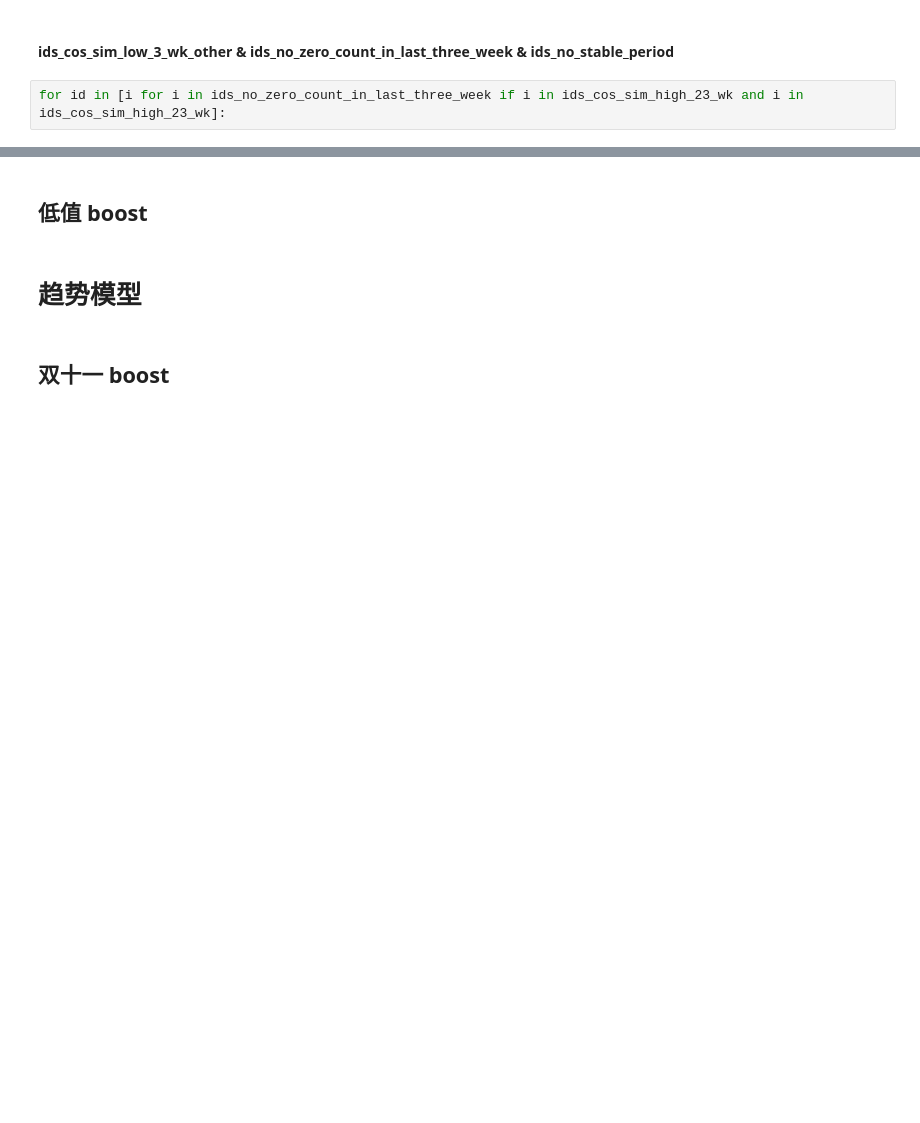
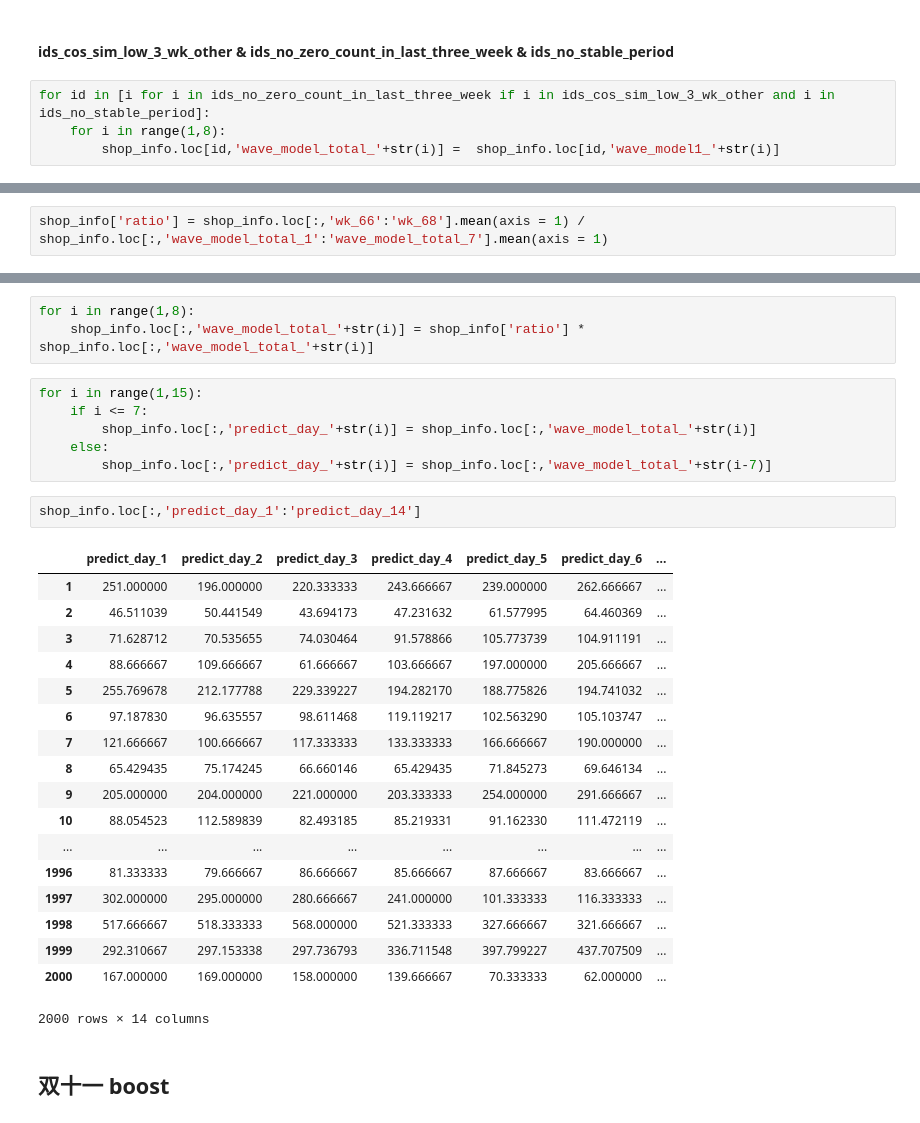
Before and after one commit to wakemeup-xyz/TianChi_IJCAI-17_sales_prediction_code, a Jupyter notebook: Prediction.ipynb, the cells around one changed output, grey strips where cells are left out. Cells and saved outputs as stored; diff of their text form; blank space fills up the shorter version.

```diff
--- a/Prediction.ipynb
+++ b/Prediction.ipynb
@@ -576,4 +581,6 @@ for id in [i for i in ids_no_zero_count_in_last_three_week if i in ids_cos_sim_h
 # %% [markdown]
 #### ids_cos_sim_low_3_wk_other & ids_no_zero_count_in_last_three_week  & ids_no_stable_period
 # %%
-for id in [i for i in ids_no_zero_count_in_last_three_week if i in ids_cos_sim_high_23_wk and i in ids_cos_sim_high_23_wk]:
+for id in [i for i in ids_no_zero_count_in_last_three_week if i in ids_cos_sim_low_3_wk_other and i in ids_no_stable_period]:
+    for i in range(1,8):
+        shop_info.loc[id,'wave_model_total_'+str(i)] =  shop_info.loc[id,'wave_model1_'+str(i)]
@@ -580,3 +618,5 @@ for id in [i for i in ids_no_zero_count_in_last_three_week if i in ids_cos_sim_h
+# %%
+shop_info['ratio'] = shop_info.loc[:,'wk_66':'wk_68'].mean(axis = 1) / shop_info.loc[:,'wave_model_total_1':'wave_model_total_7'].mean(axis = 1)
 # %%
 shop_info['wave_model_total_1']
 # %% [output]
@@ -598,9 +638,35 @@ shop_info['wave_model_total_1']
 2000    167.000000
 Name: wave_model_total_1, dtype: float64
-# %% [markdown]
-## 低值 boost
-# %% [markdown]
-# 趋势模型
+# %%
+for i in range(1,8):
+    shop_info.loc[:,'wave_model_total_'+str(i)] = shop_info['ratio'] * shop_info.loc[:,'wave_model_total_'+str(i)]
+# %%
+for i in range(1,15):
+    if i <= 7:
+        shop_info.loc[:,'predict_day_'+str(i)] = shop_info.loc[:,'wave_model_total_'+str(i)]
+    else:
+        shop_info.loc[:,'predict_day_'+str(i)] = shop_info.loc[:,'wave_model_total_'+str(i-7)]
+# %%
+shop_info.loc[:,'predict_day_1':'predict_day_14']
+# %% [output]
+|  | predict_day_1 | predict_day_2 | predict_day_3 | predict_day_4 | predict_day_5 | predict_day_6 | ... |
+| 1 | 251.000000 | 196.000000 | 220.333333 | 243.666667 | 239.000000 | 262.666667 | ... |
+| 2 | 46.511039 | 50.441549 | 43.694173 | 47.231632 | 61.577995 | 64.460369 | ... |
+| 3 | 71.628712 | 70.535655 | 74.030464 | 91.578866 | 105.773739 | 104.911191 | ... |
+| 4 | 88.666667 | 109.666667 | 61.666667 | 103.666667 | 197.000000 | 205.666667 | ... |
+| 5 | 255.769678 | 212.177788 | 229.339227 | 194.282170 | 188.775826 | 194.741032 | ... |
+| 6 | 97.187830 | 96.635557 | 98.611468 | 119.119217 | 102.563290 | 105.103747 | ... |
+| 7 | 121.666667 | 100.666667 | 117.333333 | 133.333333 | 166.666667 | 190.000000 | ... |
+| 8 | 65.429435 | 75.174245 | 66.660146 | 65.429435 | 71.845273 | 69.646134 | ... |
+| 9 | 205.000000 | 204.000000 | 221.000000 | 203.333333 | 254.000000 | 291.666667 | ... |
+| 10 | 88.054523 | 112.589839 | 82.493185 | 85.219331 | 91.162330 | 111.472119 | ... |
+| ... | ... | ... | ... | ... | ... | ... | ... |
+| 1996 | 81.333333 | 79.666667 | 86.666667 | 85.666667 | 87.666667 | 83.666667 | ... |
+| 1997 | 302.000000 | 295.000000 | 280.666667 | 241.000000 | 101.333333 | 116.333333 | ... |
+| 1998 | 517.666667 | 518.333333 | 568.000000 | 521.333333 | 327.666667 | 321.666667 | ... |
+| 1999 | 292.310667 | 297.153338 | 297.736793 | 336.711548 | 397.799227 | 437.707509 | ... |
+| 2000 | 167.000000 | 169.000000 | 158.000000 | 139.666667 | 70.333333 | 62.000000 | ... |
+2000 rows × 14 columns
 # %% [markdown]
 ## 双十一 boost
 # %% [markdown]
```
Also changed, not shown: parts of 15 cells of this notebook, 2 other files.
